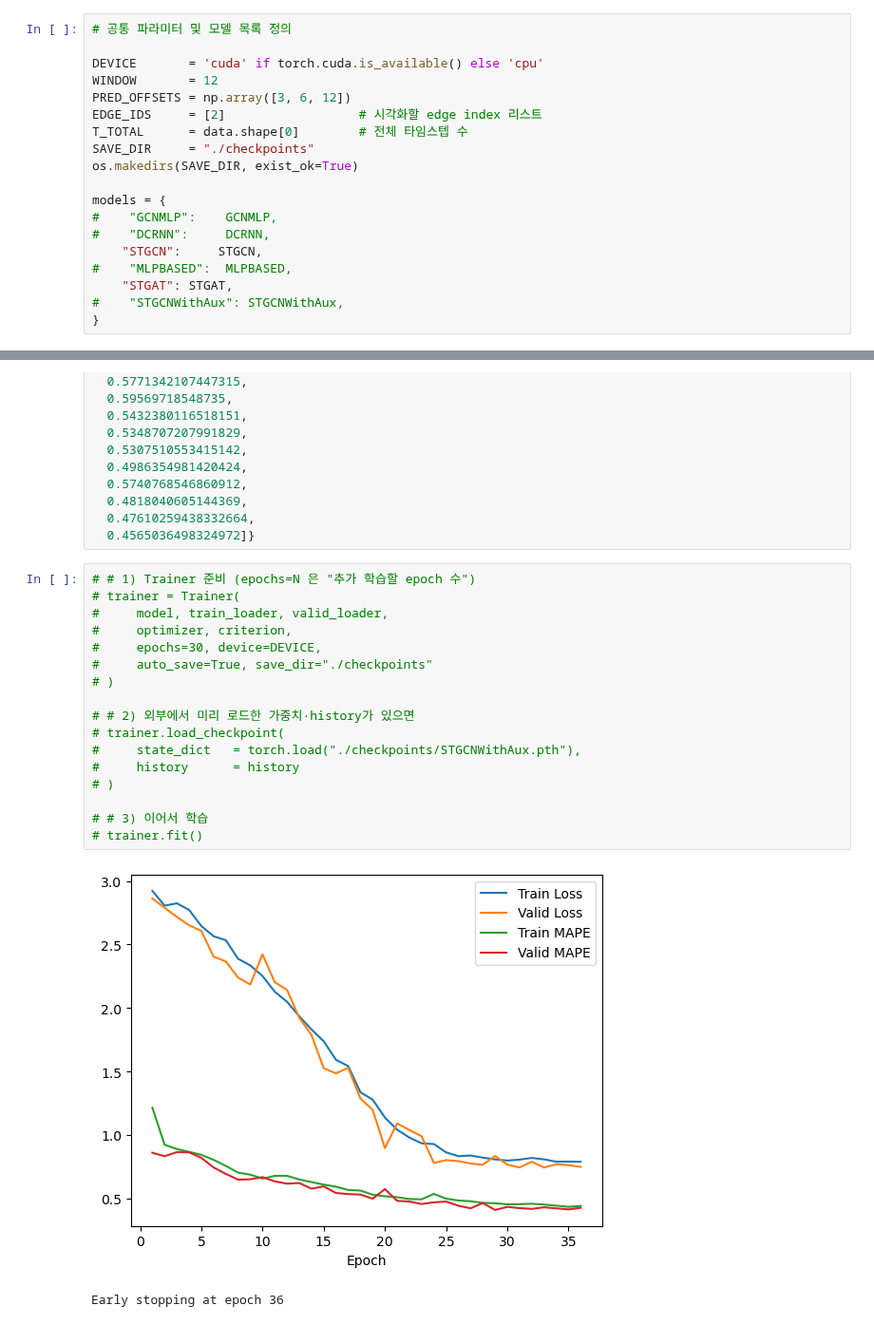
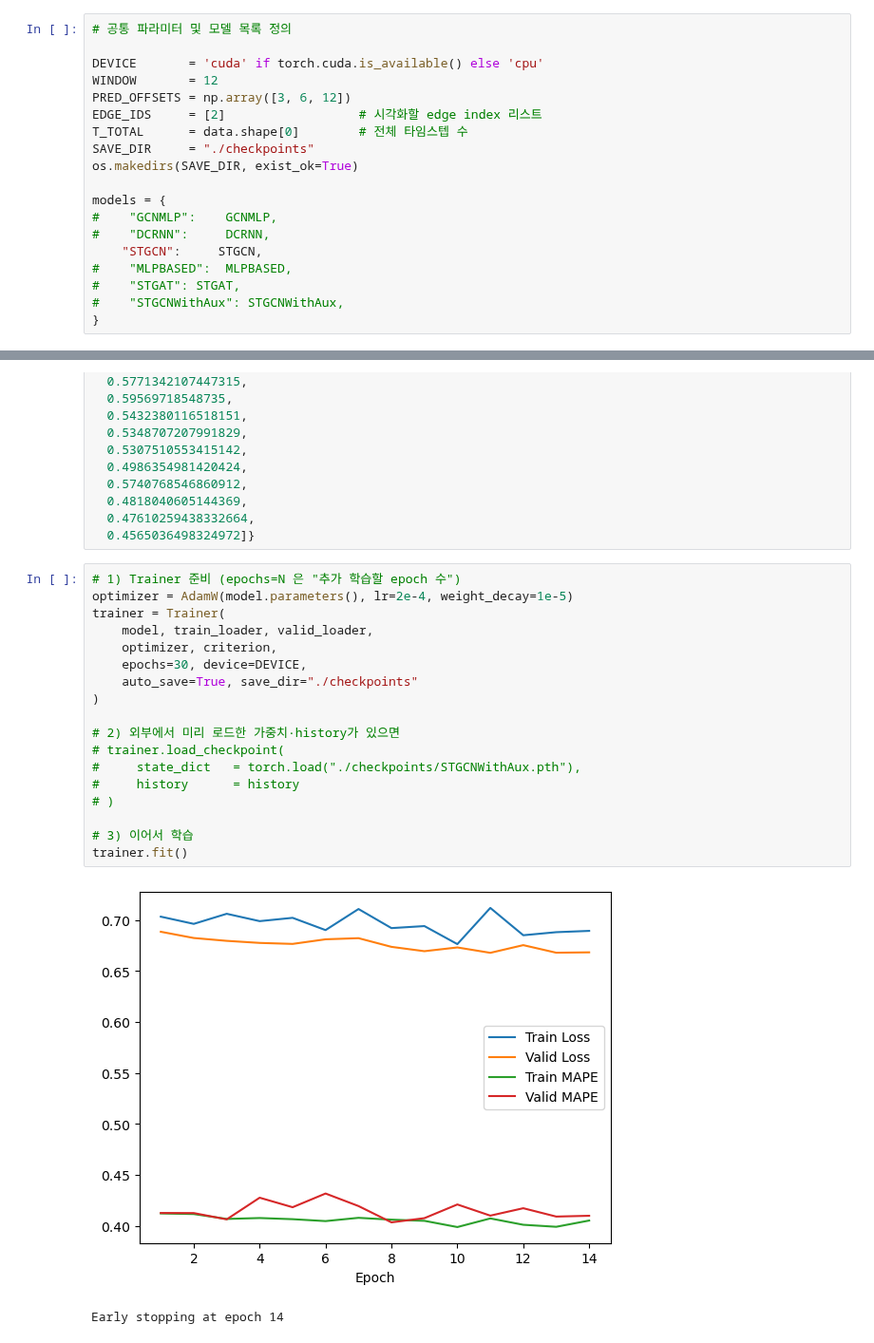
Before and after one commit to HiverXD/Traffic-Congestion-Prediction, a Jupyter notebook: src/baseline_train_refactoring.ipynb, the cells around one changed output, grey strips where cells are left out. Shown at 95% size. Cells and saved outputs as stored; diff of their text form.

```diff
--- a/src/baseline_train_refactoring.ipynb
+++ b/src/baseline_train_refactoring.ipynb
@@ -85,7 +85,7 @@ models = {
 #    "DCRNN":     DCRNN,
     "STGCN":     STGCN,
 #    "MLPBASED":  MLPBASED,
-    "STGAT": STGAT,
+#    "STGAT": STGAT,
 #    "STGCNWithAux": STGCNWithAux,
 }
 # %%
@@ -257,22 +257,23 @@ history = {'train_loss': [2.9227825364274898,
   0.47610259438332664,
   0.4565036498324972]}
 # %%
-# # 1) Trainer 준비 (epochs=N 은 "추가 학습할 epoch 수")
-# trainer = Trainer(
-#     model, train_loader, valid_loader,
-#     optimizer, criterion,
-#     epochs=30, device=DEVICE,
-#     auto_save=True, save_dir="./checkpoints"
-# )
+# 1) Trainer 준비 (epochs=N 은 "추가 학습할 epoch 수")
+optimizer = AdamW(model.parameters(), lr=2e-4, weight_decay=1e-5)
+trainer = Trainer(
+    model, train_loader, valid_loader,
+    optimizer, criterion,
+    epochs=30, device=DEVICE,
+    auto_save=True, save_dir="./checkpoints"
+)
 
-# # 2) 외부에서 미리 로드한 가중치·history가 있으면
+# 2) 외부에서 미리 로드한 가중치·history가 있으면
 # trainer.load_checkpoint(
 #     state_dict   = torch.load("./checkpoints/STGCNWithAux.pth"),
 #     history      = history
 # )
 
-# # 3) 이어서 학습
-# trainer.fit()
+# 3) 이어서 학습
+trainer.fit()
 # %% [output]
-[figure, old version]
+[figure, new version]
-Early stopping at epoch 36
+Early stopping at epoch 14
```
Also changed, not shown: parts of 5 cells of this notebook, 3 other files.
